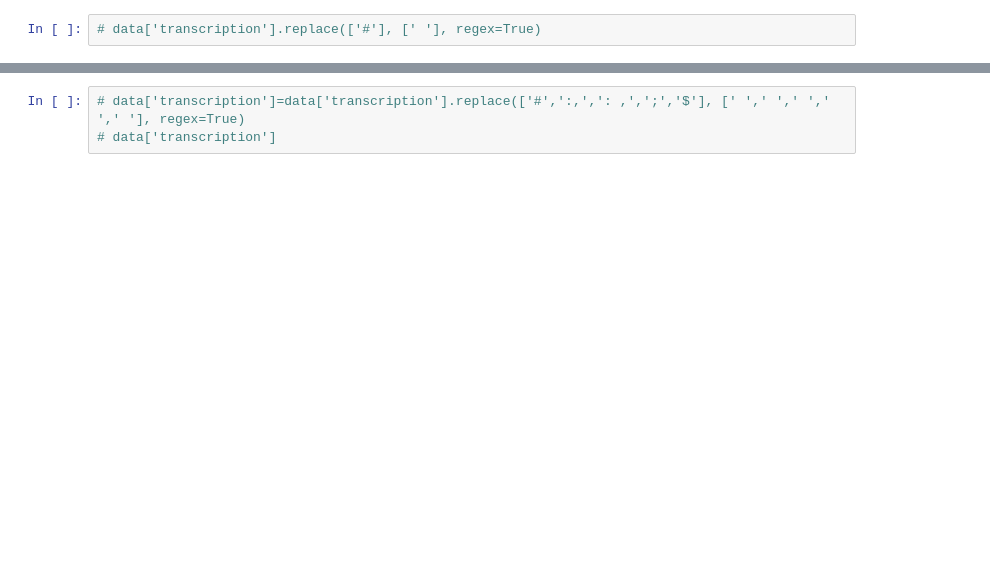
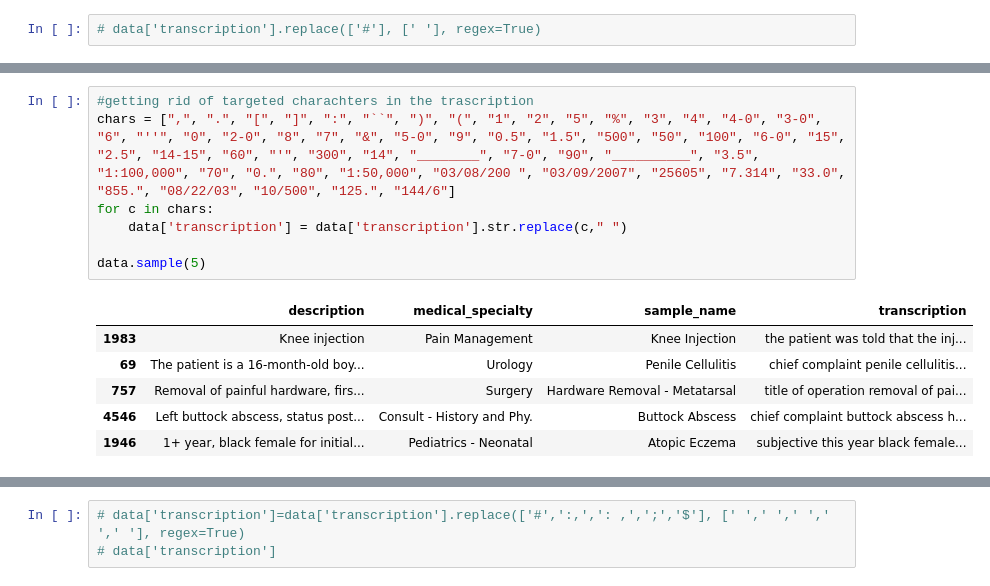
Before and after one commit to AliceSartori/NLP_AND_Clinical-Notes, a Jupyter notebook: alice/Machine_Learning_04_25.ipynb, the cells around one changed output, grey strips where cells are left out. Saved outputs shown, nothing was run; the diff lists cells and outputs as text; blank space fills up the shorter version.

```diff
--- a/alice/Machine_Learning_04_25.ipynb
+++ b/alice/Machine_Learning_04_25.ipynb
@@ -162,3 +143,17 @@ See the caveats in the documentation: https://pandas.pydata.org/pandas-docs/stab
 | 3432 | A 2-month-old female with 1-week ... | General Medicine | Congestion & Fever - 2-month-old | chief complaint a 2-month-old fem... |
 | 1645 | Patient with a past medical histo... | Radiology | EMG/Nerve Conduction Study - 6 | history the patient is a 46-year-... |
 | 4938 | Plastic piece foreign body in the... | Cardiovascular / Pulmonary | Bronchoscopy & Foreign Body Removal | preoperative diagnosis foreign bo... |
+# %%
+#getting rid of targeted charachters in the trascription
+chars = [",", ".", "[", "]", ":", "``", ")", "(", "1", "2", "5", "%", "3", "4", "4-0", "3-0", "6", "''", "0", "2-0", "8", "7", "&", "5-0", "9", "0.5", "1.5", "500", "50", "100", "6-0", "15", "2.5", "14-15", "60", "'", "300", "14", "________", "7-0", "90", "__________", "3.5", "1:100,000", "70", "0.", "80", "1:50,000", "03/08/200 ", "03/09/2007", "25605", "7.314", "33.0", "855.", "08/22/03", "10/500", "125.", "144/6"]
+for c in chars:
+    data['transcription'] = data['transcription'].str.replace(c," ")
+
+data.sample(5)
+# %% [output]
+|  | description | medical_specialty | sample_name | transcription |
+| 1983 | Knee injection | Pain Management | Knee Injection | the patient was told that the inj... |
+| 69 | The patient is a 16-month-old boy... | Urology | Penile Cellulitis | chief complaint penile cellulitis... |
+| 757 | Removal of painful hardware, firs... | Surgery | Hardware Removal - Metatarsal | title of operation removal of pai... |
+| 4546 | Left buttock abscess, status post... | Consult - History and Phy. | Buttock Abscess | chief complaint buttock abscess h... |
+| 1946 | 1+ year, black female for initial... | Pediatrics - Neonatal | Atopic Eczema | subjective this year black female... |
```
Also changed, not shown: parts of 80 cells of this notebook, 1 other file.
